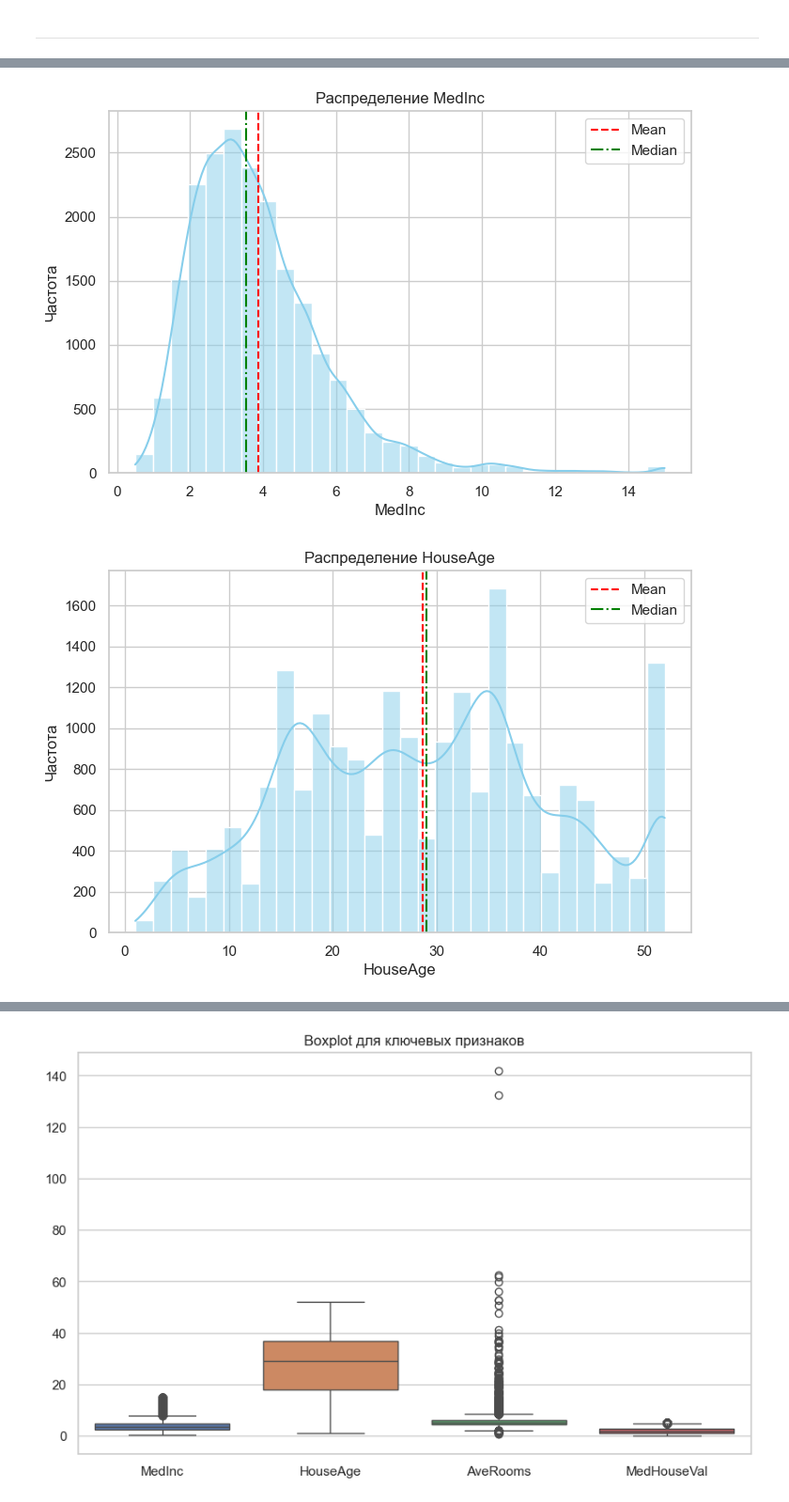
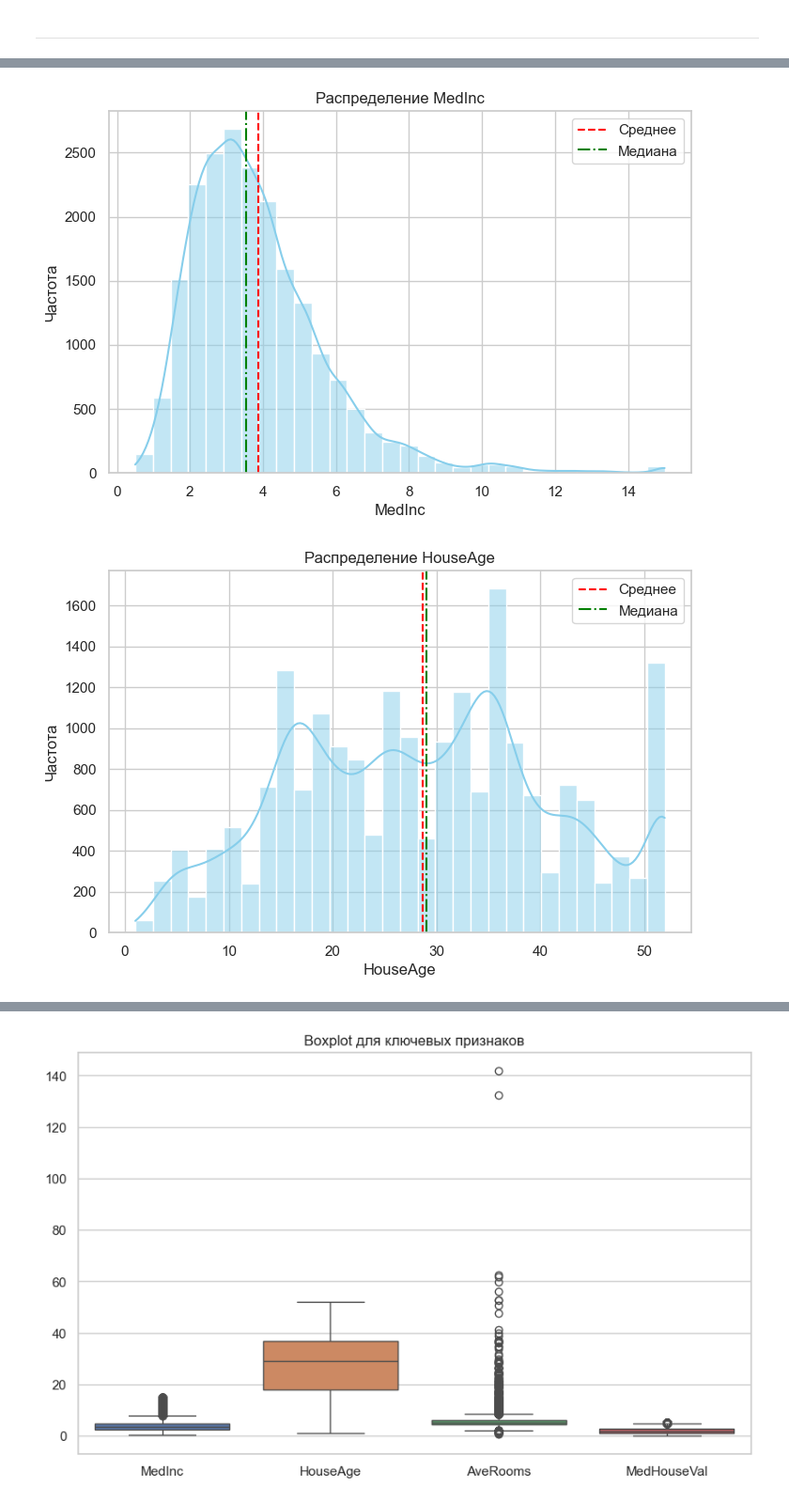
Before and after one commit to atrepalin/Statistics-RSREU, a Jupyter notebook: 1.2.ipynb, the cells around one changed output, grey strips where cells are left out. Shown at 94% size. Cells and saved outputs as stored; diff of their text form; code cells hidden in the pictures.

```diff
--- a/1.2.ipynb
+++ b/1.2.ipynb
@@ -305,9 +325,6 @@ stats_table = pd.DataFrame(
 
 for col in features:
     data = housing_data[col]
-    mode = data.round(1).mode()[0]
-    Q1 = data.quantile(0.25)
-    Q3 = data.quantile(0.75)
     stats_table.loc[col] = builtin_stats(data)
 
 print("\nСводная таблица статистических характеристик:")
@@ -322,16 +339,16 @@ display(stats_table.round(3))
 # %%
 for col in features:
     plt.figure(figsize=(8, 5))
     sns.histplot(housing_data[col], bins=30, kde=True, color="skyblue")
-    plt.axvline(housing_data[col].mean(), color="red", linestyle="--", label="Mean")
+    plt.axvline(housing_data[col].mean(), color="red", linestyle="--", label="Среднее")
     plt.axvline(
-        housing_data[col].median(), color="green", linestyle="-.", label="Median"
+        housing_data[col].median(), color="green", linestyle="-.", label="Медиана"
     )
     plt.title(f"Распределение {col}")
     plt.xlabel(col)
     plt.ylabel("Частота")
     plt.legend()
     plt.show()
 # %% [output]
-[figure, old version]
+[figure, new version]
-[figure, old version]
+[figure, new version]
```
Also changed, not shown: parts of 6 cells of this notebook, 1 other file.
